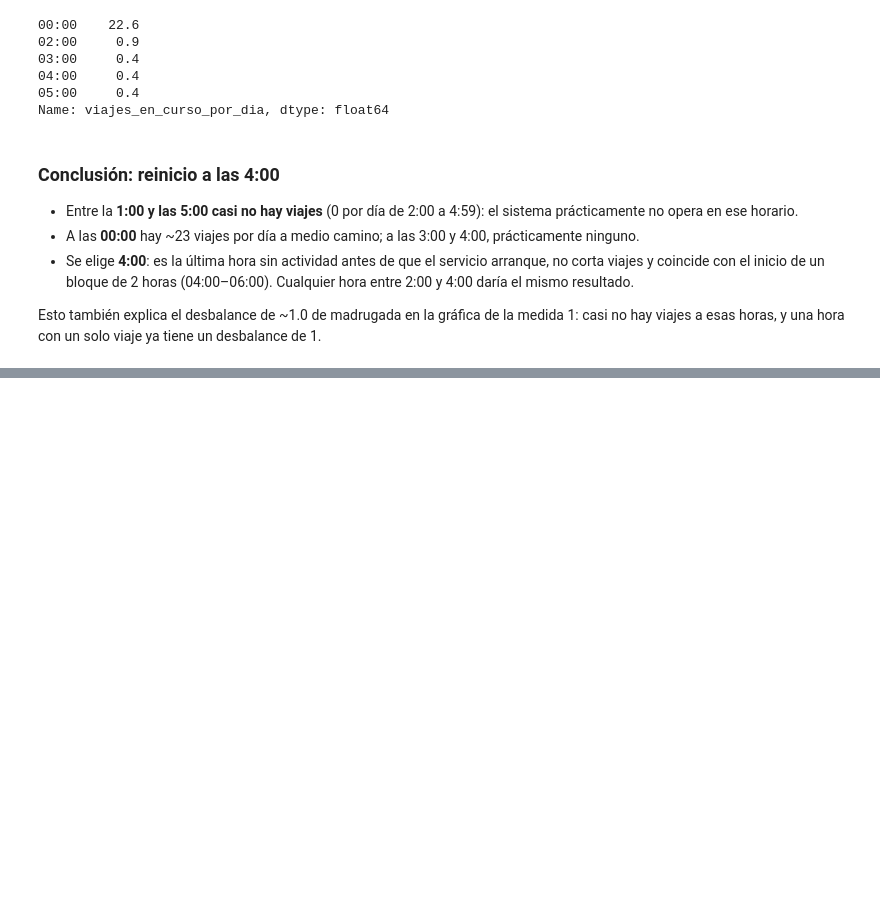
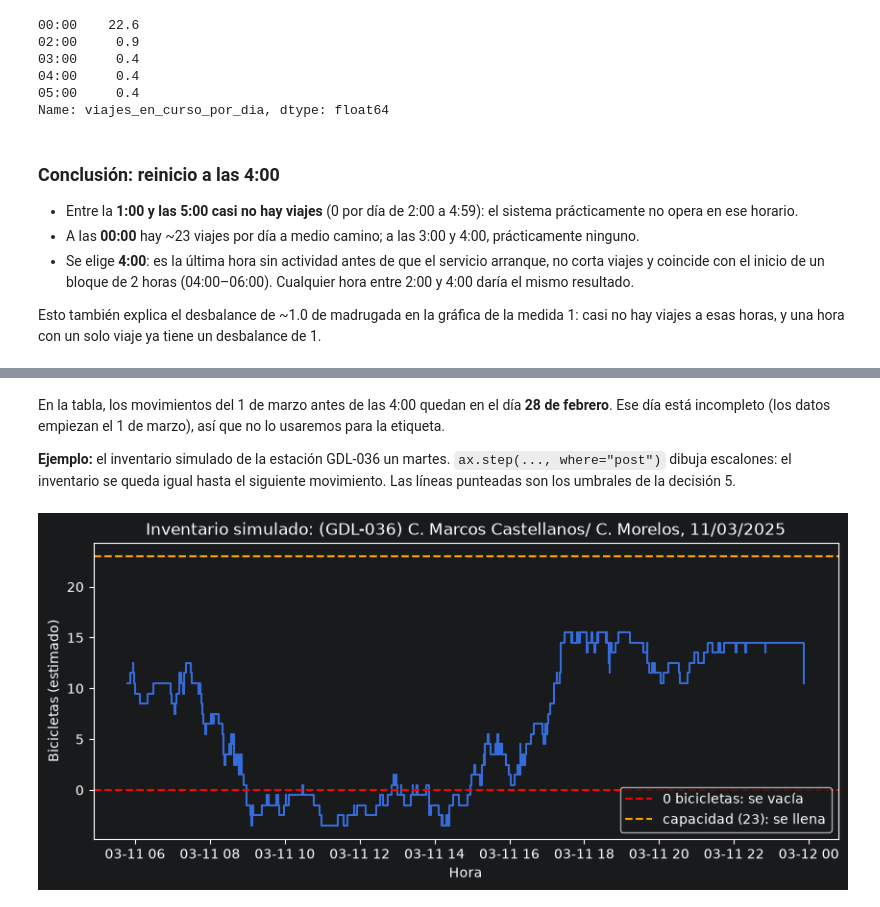
Before and after one commit to manuelMedinaMna/MiBici_MLOps, a Jupyter notebook: notebooks/2.0-rc-p2-tamano-ventana.ipynb, the cells around one changed output, grey strips where cells are left out. Drawn from its saved outputs; the diff is of its cells as text; code cells hidden in the pictures; blank space fills up the shorter version.

Commit message:
feat(p2): construir etiqueta y definir partición temporal

```diff
--- a/notebooks/2.0-rc-p2-tamano-ventana.ipynb
+++ b/notebooks/2.0-rc-p2-tamano-ventana.ipynb
@@ -452,0 +478,3 @@ Esto también explica el desbalance de ~1.0 de madrugada en la gráfica de la me
+# %%
+HORA_REINICIO = 4  # decisión 4: el día de la simulación va de las 4:00 a las 3:59
+INVENTARIO_INICIAL = 0.5  # decisión 4: fracción de la capacidad al empezar el día
@@ -452,0 +492,10 @@ Esto también explica el desbalance de ~1.0 de madrugada en la gráfica de la me
+# %%
+movimientos = pd.concat(
+    [
+        pd.DataFrame({"estacion": viajes["origen_id"], "momento": viajes["inicio"], "cambio": -1}),
+        pd.DataFrame({"estacion": viajes["destino_id"], "momento": viajes["fin"], "cambio": 1}),
+    ],
+    ignore_index=True,
+)
+movimientos = movimientos[movimientos["estacion"].isin(estaciones.index)]
+print(f"Movimientos: {len(movimientos):,} (2 por viaje serían {2 * len(viajes):,})")
@@ -452,0 +529,8 @@ Esto también explica el desbalance de ~1.0 de madrugada en la gráfica de la me
+# %%
+movimientos = movimientos.sort_values("momento", kind="stable", ignore_index=True)
+movimientos["dia"] = (movimientos["momento"] - pd.Timedelta(hours=HORA_REINICIO)).dt.normalize()
+movimientos["inventario"] = (
+    INVENTARIO_INICIAL * movimientos["estacion"].map(estaciones["dpcapacity"])
+    + movimientos.groupby(["estacion", "dia"])["cambio"].cumsum()
+)
+movimientos.head()
@@ -452,0 +544,26 @@ Esto también explica el desbalance de ~1.0 de madrugada en la gráfica de la me
+# %% [markdown]
+En la tabla, los movimientos del 1 de marzo antes de las 4:00 quedan en el día **28 de febrero**. Ese día está incompleto (los datos empiezan el 1 de marzo), así que no lo usaremos para la etiqueta.
+
+**Ejemplo:** el inventario simulado de la estación GDL-036 un martes. `ax.step(..., where="post")` dibuja escalones: el inventario se queda igual hasta el siguiente movimiento. Las líneas punteadas son los umbrales de la decisión 5.
+# %%
+ESTACION_EJEMPLO = 38  # (GDL-036) C. Marcos Castellanos / C. Morelos
+DIA_EJEMPLO = pd.Timestamp("2025-03-11")  # martes
+
+ejemplo = movimientos[
+    (movimientos["estacion"] == ESTACION_EJEMPLO) & (movimientos["dia"] == DIA_EJEMPLO)
+]
+capacidad_ejemplo = estaciones.loc[ESTACION_EJEMPLO, "dpcapacity"]
+
+fig, ax = plt.subplots(figsize=(10, 4))
+ax.step(ejemplo["momento"], ejemplo["inventario"], where="post")
+ax.axhline(0, color="red", linestyle="--", label="0 bicicletas: se vacía")
+ax.axhline(
+    capacidad_ejemplo, color="orange", linestyle="--", label=f"capacidad ({capacidad_ejemplo}): se llena"
+)
+ax.set_title(f"Inventario simulado: {estaciones.loc[ESTACION_EJEMPLO, 'name']}, {DIA_EJEMPLO:%d/%m/%Y}")
+ax.set_xlabel("Hora")
+ax.set_ylabel("Bicicletas (estimado)")
+ax.legend(loc="lower right")
+plt.show()
+# %% [output]
+[figure, added]
```
Also changed, not shown: parts of 30 cells of this notebook, 2 other files.
